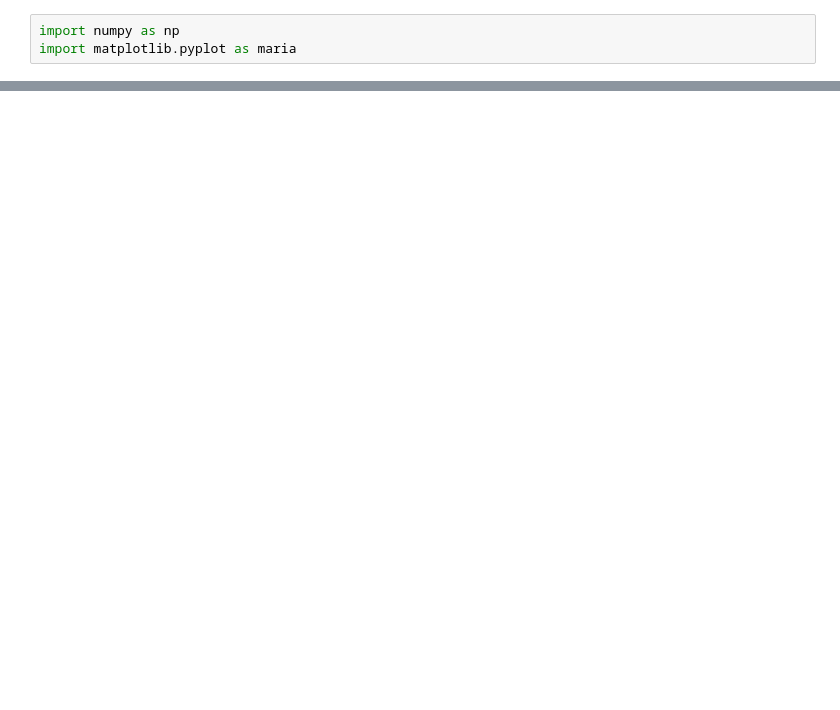
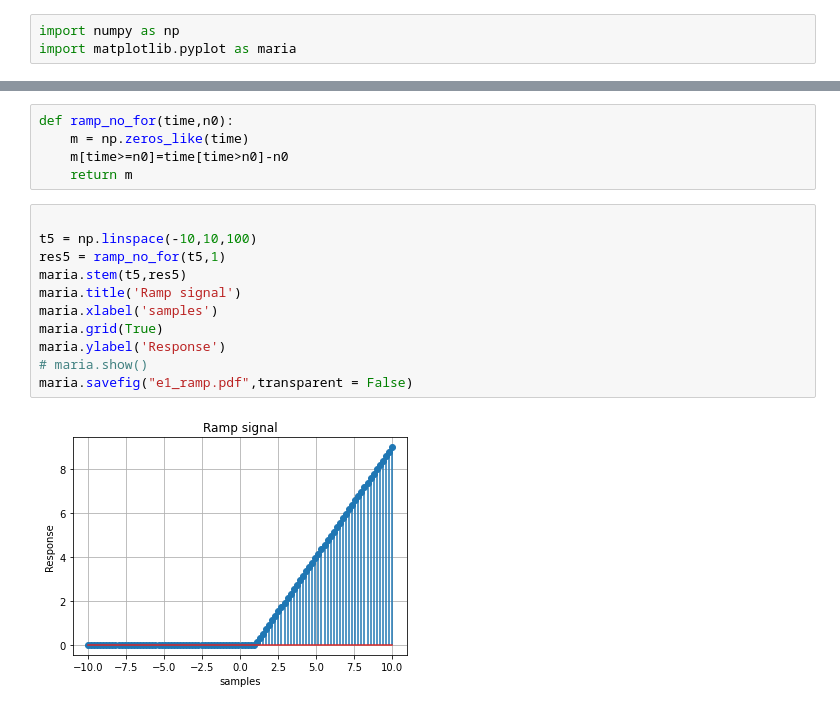
Before and after one commit to aloysiousBenoy/dsp-lab, a Jupyter notebook: a10_aloshy/e1_signals.ipynb, the cells around one changed output, grey strips where cells are left out. Cells and saved outputs as stored; diff of their text form; blank space fills up the shorter version.

Commit message:
Exp 1 : Ramp, Bipolar pulse, triangular, pulse done

```diff
--- a/a10_aloshy/e1_signals.ipynb
+++ b/a10_aloshy/e1_signals.ipynb
@@ -19,0 +99,18 @@ array([False, False,  True, False, False])
+# %%
+def ramp_no_for(time,n0):
+    m = np.zeros_like(time)
+    m[time>=n0]=time[time>n0]-n0
+    return m
+# %%
+
+t5 = np.linspace(-10,10,100)
+res5 = ramp_no_for(t5,1)
+maria.stem(t5,res5)
+maria.title('Ramp signal')
+maria.xlabel('samples')
+maria.grid(True)
+maria.ylabel('Response')
+# maria.show()
+maria.savefig("e1_ramp.pdf",transparent = False)
+# %% [output]
+[figure, added]
```
Also changed, not shown: parts of 12 cells of this notebook, 6 other files.
